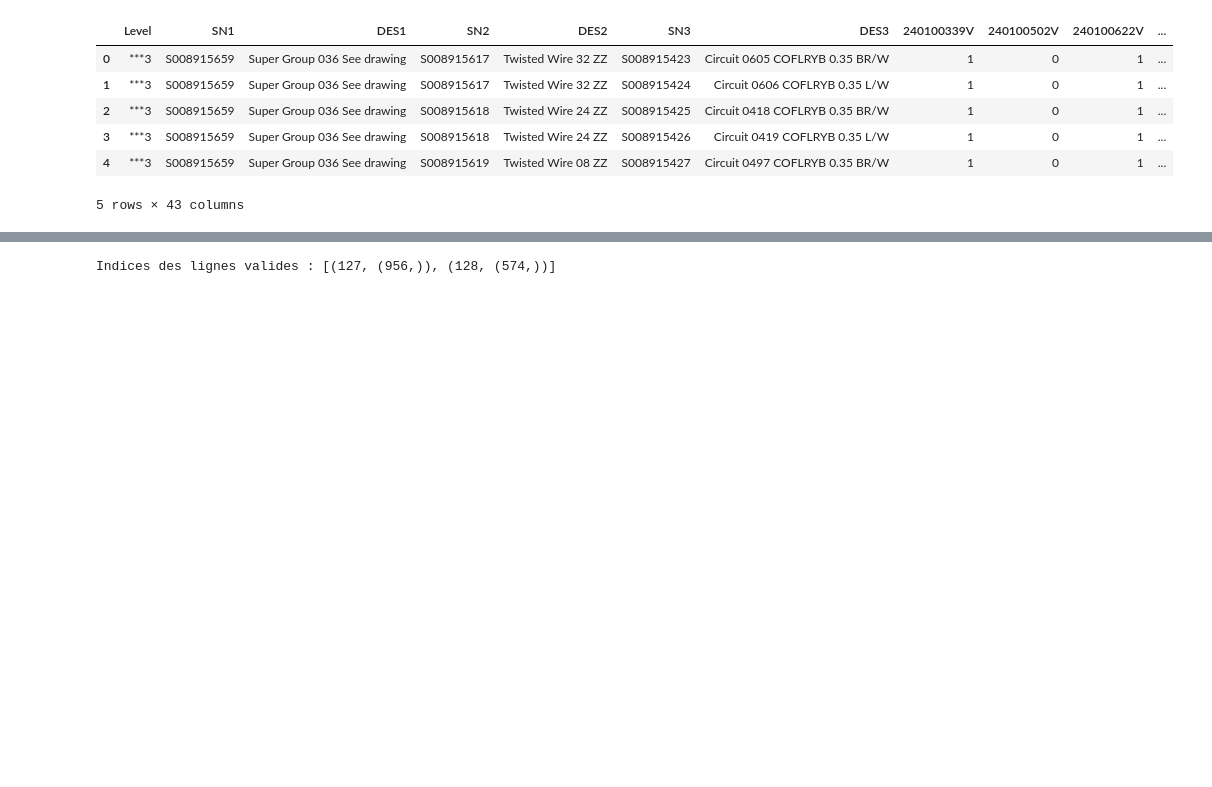
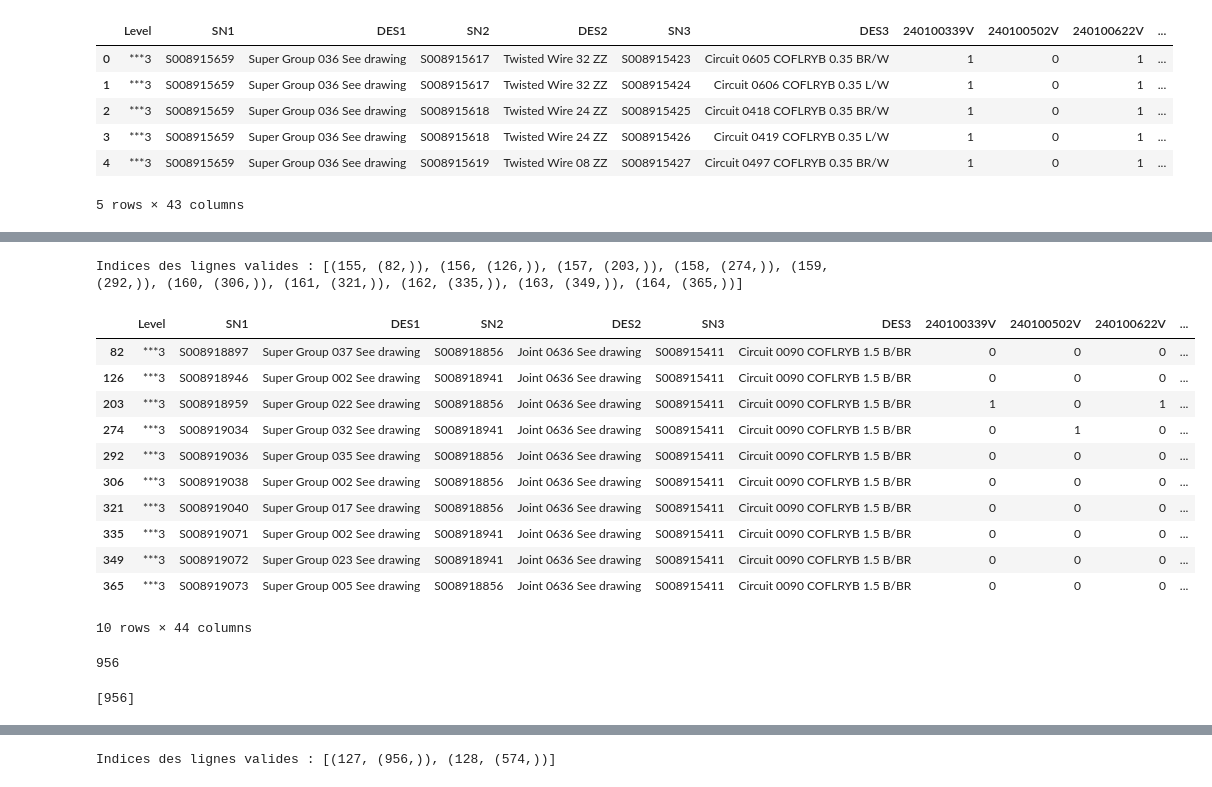
Before and after one commit to Abdelhamid2c/Automation-of-Data-Integration, a Jupyter notebook: Notebooks/integration.ipynb, the cells around one changed output, grey strips where cells are left out. Drawn from its saved outputs; the diff is of its cells as text; code cells hidden in the pictures; blank space fills up the shorter version.

```diff
--- a/Notebooks/integration.ipynb
+++ b/Notebooks/integration.ipynb
@@ -1,7 +1,7 @@
 # %%
 import pandas as pd
 # %%
-df_ypp_cae = pd.read_excel('../Data/YPP_CAE 1 (2).XLSX')
+df_ypp_cae = pd.read_excel('../Data/YPP_CAE 1 (2).XLSX', sheet_name='Sheet1')
 df_ypp_cae.head(5)
 # %% [output]
 |  | Material | Change Number | Product number | suffix | Counter | Composition No | Wire kind (code) | ... |
@@ -438,0 +406,31 @@ mmsta_sep[mmsta_sep['Wire Internal Name'] == 347]
+# %%
+matching_rows = mmsta_sep[mmsta_sep['Wire Internal Name'] == 91]
+df_wire = df_wire_list[df_wire_list['Wire Internal Name'] == 91]
+t = get_idx(df_wire,matching_rows) #(idx_max_wire,(les indices de mmsta))
+# %% [output]
+Indices des lignes valides : [(155, (82,)), (156, (126,)), (157, (203,)), (158, (274,)), (159, (292,)), (160, (306,)), (161, (321,)), (162, (335,)), (163, (349,)), (164, (365,))]
+# %%
+matching_rows = mmsta_sep[mmsta_sep['Wire Internal Name'] == 91]
+matching_rows
+# %% [output]
+|  | Level | SN1 | DES1 | SN2 | DES2 | SN3 | DES3 | 240100339V | 240100502V | 240100622V | ... |
+| 82 | ***3 | S008918897 | Super Group 037 See drawing | S008918856 | Joint 0636 See drawing | S008915411 | Circuit 0090 COFLRYB 1.5 B/BR | 0 | 0 | 0 | ... |
+| 126 | ***3 | S008918946 | Super Group 002 See drawing | S008918941 | Joint 0636 See drawing | S008915411 | Circuit 0090 COFLRYB 1.5 B/BR | 0 | 0 | 0 | ... |
+| 203 | ***3 | S008918959 | Super Group 022 See drawing | S008918856 | Joint 0636 See drawing | S008915411 | Circuit 0090 COFLRYB 1.5 B/BR | 1 | 0 | 1 | ... |
+| 274 | ***3 | S008919034 | Super Group 032 See drawing | S008918941 | Joint 0636 See drawing | S008915411 | Circuit 0090 COFLRYB 1.5 B/BR | 0 | 1 | 0 | ... |
+| 292 | ***3 | S008919036 | Super Group 035 See drawing | S008918856 | Joint 0636 See drawing | S008915411 | Circuit 0090 COFLRYB 1.5 B/BR | 0 | 0 | 0 | ... |
+| 306 | ***3 | S008919038 | Super Group 002 See drawing | S008918856 | Joint 0636 See drawing | S008915411 | Circuit 0090 COFLRYB 1.5 B/BR | 0 | 0 | 0 | ... |
+| 321 | ***3 | S008919040 | Super Group 017 See drawing | S008918856 | Joint 0636 See drawing | S008915411 | Circuit 0090 COFLRYB 1.5 B/BR | 0 | 0 | 0 | ... |
+| 335 | ***3 | S008919071 | Super Group 002 See drawing | S008918941 | Joint 0636 See drawing | S008915411 | Circuit 0090 COFLRYB 1.5 B/BR | 0 | 0 | 0 | ... |
+| 349 | ***3 | S008919072 | Super Group 023 See drawing | S008918941 | Joint 0636 See drawing | S008915411 | Circuit 0090 COFLRYB 1.5 B/BR | 0 | 0 | 0 | ... |
+| 365 | ***3 | S008919073 | Super Group 005 See drawing | S008918856 | Joint 0636 See drawing | S008915411 | Circuit 0090 COFLRYB 1.5 B/BR | 0 | 0 | 0 | ... |
+10 rows × 44 columns
+# %%
+for i in list(list(t[0][1])):
+    print(i)
+# %% [output]
+956
+# %%
+list(t[0][1])
+# %% [output]
+[956]
```
Also changed, not shown: parts of 24 cells of this notebook, 4 other files.
